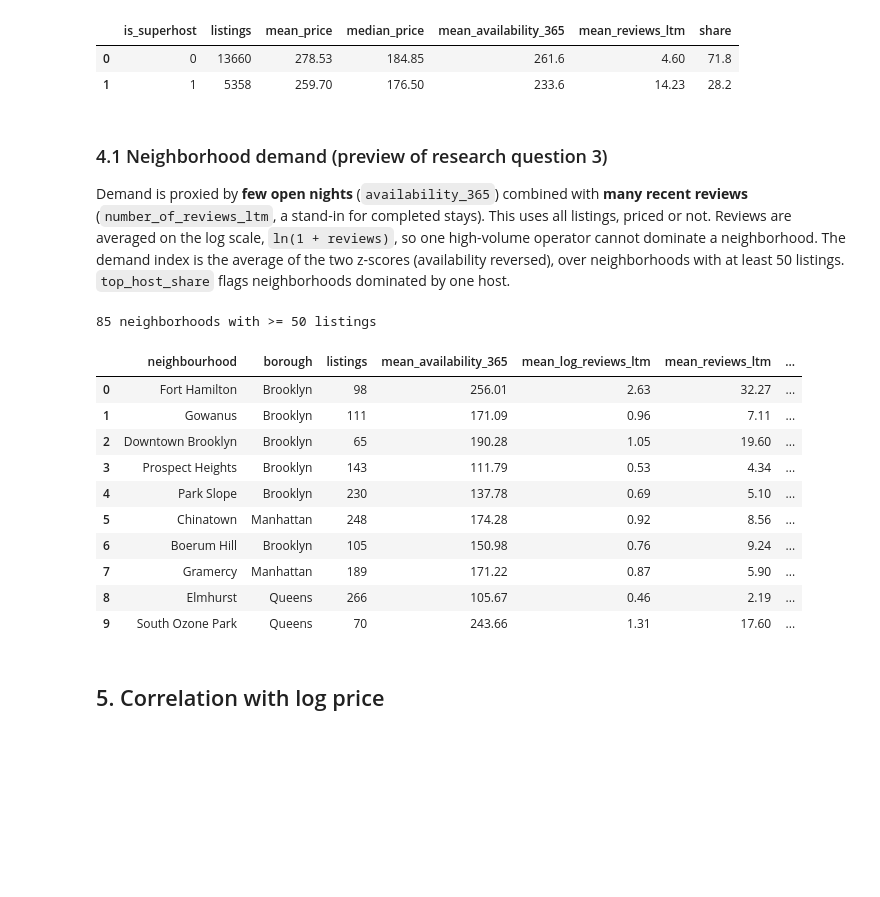
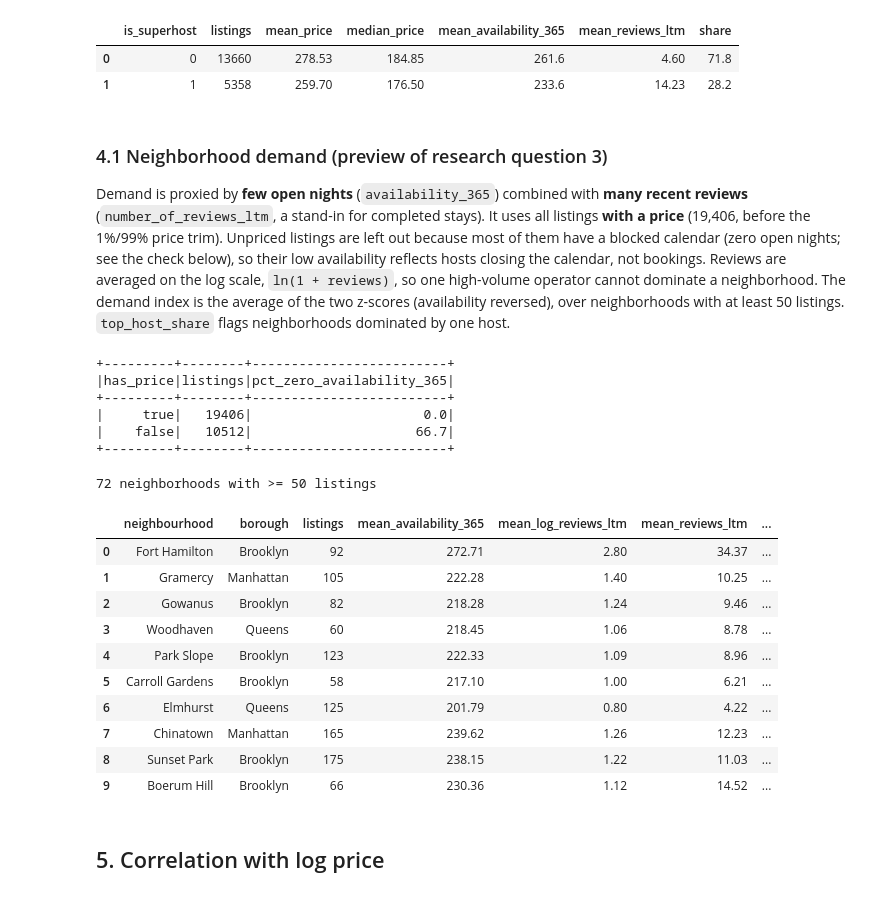
Before and after one commit to Moechan0124/final-project-ban560, a Jupyter notebook: code/01_EDA_PySpark.ipynb, the cells around one changed output. Drawn from its saved outputs; the diff is of its cells as text; code cells hidden in the pictures; blank space fills up the shorter version.

```diff
--- a/code/01_EDA_PySpark.ipynb
+++ b/code/01_EDA_PySpark.ipynb
@@ -335,53 +336,70 @@ superhost
 # %% [markdown]
 ### 4.1 Neighborhood demand (preview of research question 3)
 Demand is proxied by **few open nights** (`availability_365`) combined with **many recent reviews**
-(`number_of_reviews_ltm`, a stand-in for completed stays). This uses all listings, priced or not.
+(`number_of_reviews_ltm`, a stand-in for completed stays). It uses all listings **with a price**
+(19,406, before the 1%/99% price trim). Unpriced listings are left out because most of them have a
+blocked calendar (zero open nights; see the check below), so their low availability reflects hosts closing
+the calendar, not bookings.
 Reviews are averaged on the log scale, `ln(1 + reviews)`, so one high-volume operator cannot dominate a
 neighborhood. The demand index is the average of the two z-scores (availability reversed), over
 neighborhoods with at least 50 listings. `top_host_share` flags neighborhoods dominated by one host.
+# %%
+# Why the demand index excludes unpriced listings: share with a fully blocked calendar
+(df.withColumn("has_price", F.col("price").isNotNull())
+ .groupBy("has_price")
+ .agg(F.count("*").alias("listings"),
+      F.round(F.avg((F.col("availability_365") == 0).cast("double")) * 100, 1).alias("pct_zero_availability_365"))
+ .show())
+# %% [output]
++---------+--------+-------------------------+
+|has_price|listings|pct_zero_availability_365|
++---------+--------+-------------------------+
+|     true|   19406|                      0.0|
+|    false|   10512|                     66.7|
++---------+--------+-------------------------+
 # %%
 top_host = (
-    df.groupBy("neighbourhood", "host_id").count()
+    priced.groupBy("neighbourhood", "host_id").count()
     .groupBy("neighbourhood").agg(F.max("count").alias("top_host_listings"))
 )
 hood = (
-    df.groupBy("borough", "neighbourhood")
+    priced.groupBy("borough", "neighbourhood")
     .agg(
         F.count("*").alias("listings"),
         F.mean("availability_365").alias("mean_availability_365"),
         F.mean(F.log1p("number_of_reviews_ltm")).alias("mean_log_reviews_ltm"),
         F.mean("number_of_reviews_ltm").alias("mean_reviews_ltm"),
         F.mean("estimated_occupancy_l365d").alias("mean_est_occupancy_nights"),
         F.percentile_approx("price", 0.5, 10000).alias("median_price"),
     )
     .filter(F.col("listings") >= 50)
     .join(top_host, "neighbourhood")
     .withColumn("top_host_share", F.col("top_host_listings") / F.col("listings"))
 )
 stats = hood.agg(*[F.mean(c).alias(f"{c}_m") for c in ["mean_availability_365", "mean_log_reviews_ltm"]],
                  *[F.stddev(c).alias(f"{c}_s") for c in ["mean_availability_365", "mean_log_reviews_ltm"]]).first()
 hood = hood.withColumn(
     "demand_index",
     ((F.col("mean_log_reviews_ltm") - stats.mean_log_reviews_ltm_m) / stats.mean_log_reviews_ltm_s
      - (F.col("mean_availability_365") - stats.mean_availability_365_m) / stats.mean_availability_365_s) / 2,
 )
 hood_pd = hood.orderBy(F.desc("demand_index")).toPandas()
 hood_pd.to_csv(OUT_DIR / "neighbourhood_demand.csv", index=False)
 print(f"{len(hood_pd)} neighborhoods with >= 50 listings")
 hood_pd.head(10).round(2)
 # %% [output]
-85 neighborhoods with >= 50 listings
+72 neighborhoods with >= 50 listings
 |  | neighbourhood | borough | listings | mean_availability_365 | mean_log_reviews_ltm | mean_reviews_ltm | ... |
-| 0 | Fort Hamilton | Brooklyn | 98 | 256.01 | 2.63 | 32.27 | ... |
-| 1 | Gowanus | Brooklyn | 111 | 171.09 | 0.96 | 7.11 | ... |
-| 2 | Downtown Brooklyn | Brooklyn | 65 | 190.28 | 1.05 | 19.60 | ... |
-| 3 | Prospect Heights | Brooklyn | 143 | 111.79 | 0.53 | 4.34 | ... |
-| 4 | Park Slope | Brooklyn | 230 | 137.78 | 0.69 | 5.10 | ... |
-| 5 | Chinatown | Manhattan | 248 | 174.28 | 0.92 | 8.56 | ... |
-| 6 | Boerum Hill | Brooklyn | 105 | 150.98 | 0.76 | 9.24 | ... |
-| 7 | Gramercy | Manhattan | 189 | 171.22 | 0.87 | 5.90 | ... |
-| 8 | Elmhurst | Queens | 266 | 105.67 | 0.46 | 2.19 | ... |
-| 9 | South Ozone Park | Queens | 70 | 243.66 | 1.31 | 17.60 | ... |
+| 0 | Fort Hamilton | Brooklyn | 92 | 272.71 | 2.80 | 34.37 | ... |
+| 1 | Gramercy | Manhattan | 105 | 222.28 | 1.40 | 10.25 | ... |
+| 2 | Gowanus | Brooklyn | 82 | 218.28 | 1.24 | 9.46 | ... |
+| 3 | Woodhaven | Queens | 60 | 218.45 | 1.06 | 8.78 | ... |
+| 4 | Park Slope | Brooklyn | 123 | 222.33 | 1.09 | 8.96 | ... |
+| 5 | Carroll Gardens | Brooklyn | 58 | 217.10 | 1.00 | 6.21 | ... |
+| 6 | Elmhurst | Queens | 125 | 201.79 | 0.80 | 4.22 | ... |
+| 7 | Chinatown | Manhattan | 165 | 239.62 | 1.26 | 12.23 | ... |
+| 8 | Sunset Park | Brooklyn | 175 | 238.15 | 1.22 | 11.03 | ... |
+| 9 | Boerum Hill | Brooklyn | 66 | 230.36 | 1.12 | 14.52 | ... |
 # %% [markdown]
 ## 5. Correlation with log price
 # %%
```
Also changed, not shown: parts of 5 cells of this notebook, 2 other files.
